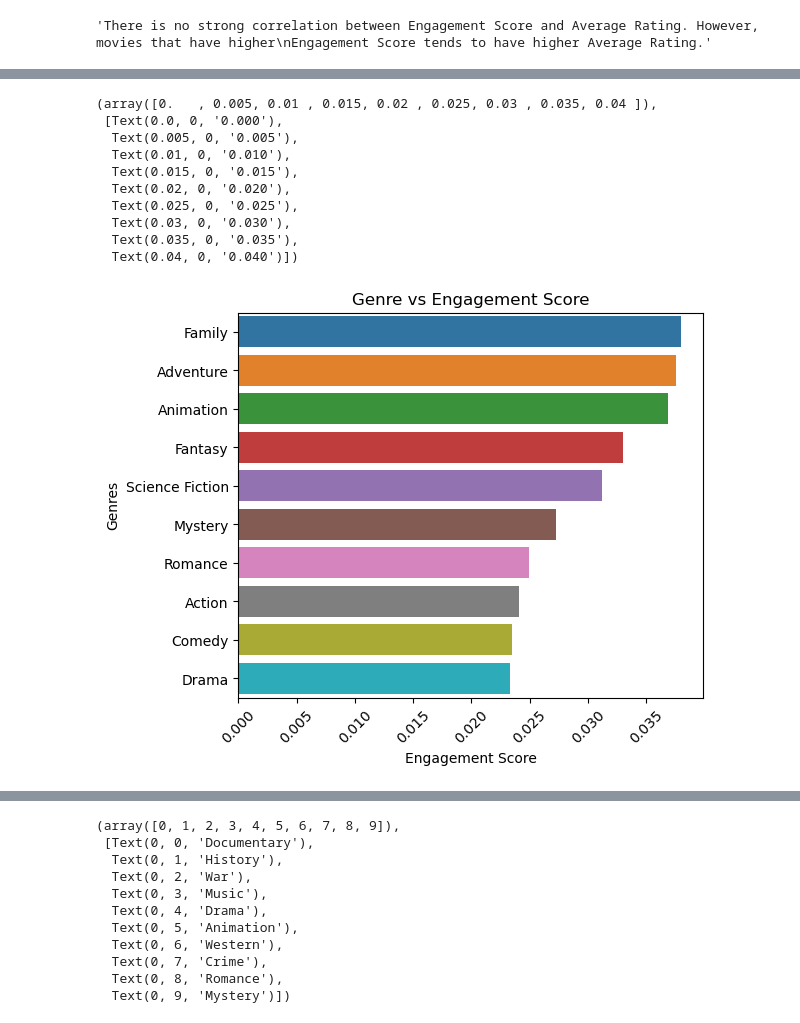
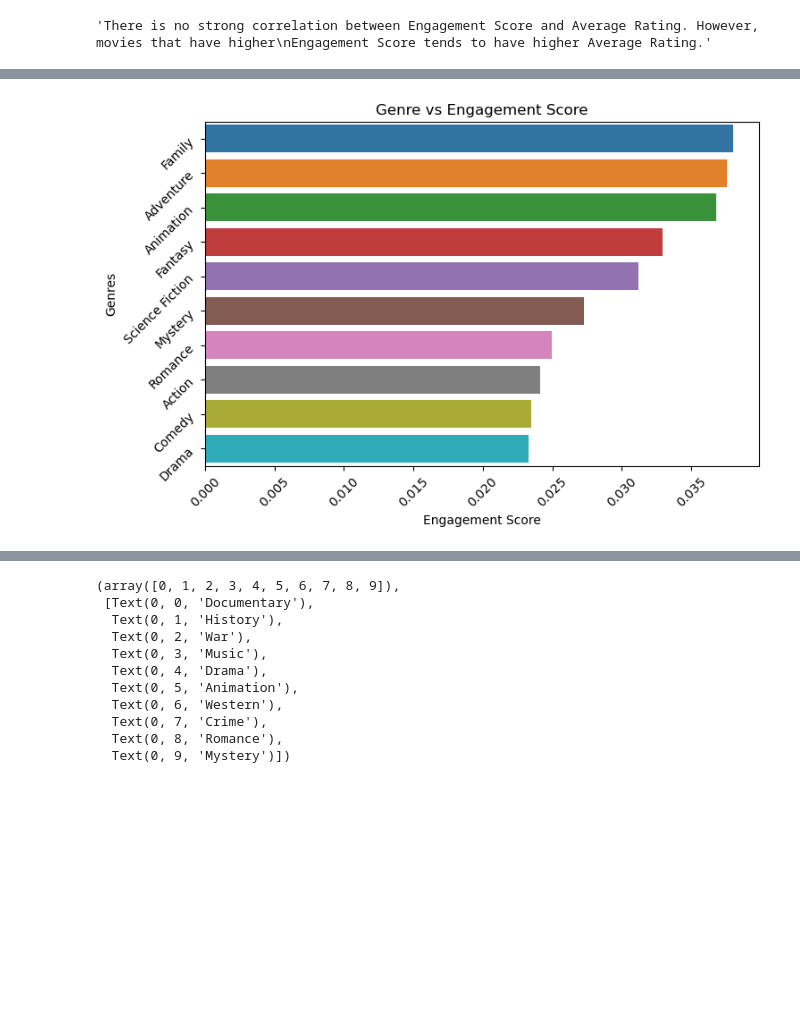
Before and after one commit to ali-dmr/letterboxd-data-analysis, a Jupyter notebook: Letterboxd_Data_Analysis.ipynb, the cells around one changed output, grey strips where cells are left out. Drawn from its saved outputs; the diff is of its cells as text; code cells hidden in the pictures; blank space fills up the shorter version.

```diff
--- a/Letterboxd_Data_Analysis.ipynb
+++ b/Letterboxd_Data_Analysis.ipynb
@@ -154,29 +154,21 @@ Text(0, 0.5, 'Average Rating')
 [figure]
 # %%
 # What factors drive higher engagement? (Likes, Watches, List Apperances, Fans)
-# First look at the effect of the genres.
+# First look at the effect of the genr
 
 genre_to_engagement = genre_exploded_data.groupby('Genres')[['engagement_score']].mean().sort_values(by='engagement_score', ascending=False).head(10)
 genre_to_engagement.reset_index(drop=False)
 
-plt.figure(figsize=(6,5))
+plt.figure(figsize=(8,5))
 sns.barplot(data=genre_to_engagement, x='engagement_score', y=genre_to_engagement.index)
 plt.title('Genre vs Engagement Score')
 plt.xlabel('Engagement Score')
 plt.ylabel('Genres')
 plt.xticks(rotation=45)
+plt.yticks(rotation=45)
+plt.savefig("./plots_images/genre_engagement.png")
 # %% [output]
-(array([0.   , 0.005, 0.01 , 0.015, 0.02 , 0.025, 0.03 , 0.035, 0.04 ]),
- [Text(0.0, 0, '0.000'),
-  Text(0.005, 0, '0.005'),
-  Text(0.01, 0, '0.010'),
-  Text(0.015, 0, '0.015'),
-  Text(0.02, 0, '0.020'),
-  Text(0.025, 0, '0.025'),
-  Text(0.03, 0, '0.030'),
-  Text(0.035, 0, '0.035'),
-  Text(0.04, 0, '0.040')])
-[figure, old version]
+[figure, new version]
 # %%
 # What factors drive higher engagement? (Likes, Watches, List Apperances, Fans)
 # %%
```
Also changed, not shown: parts of 8 cells of this notebook, 9 other files.
